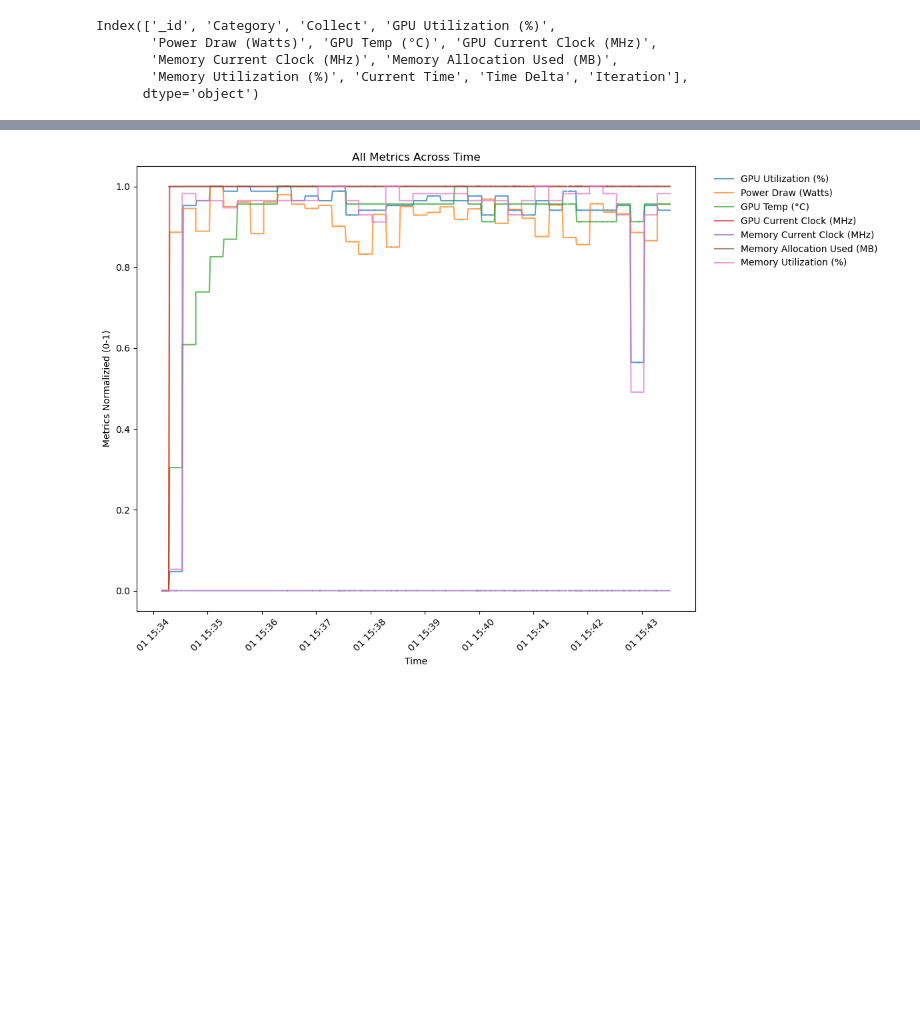
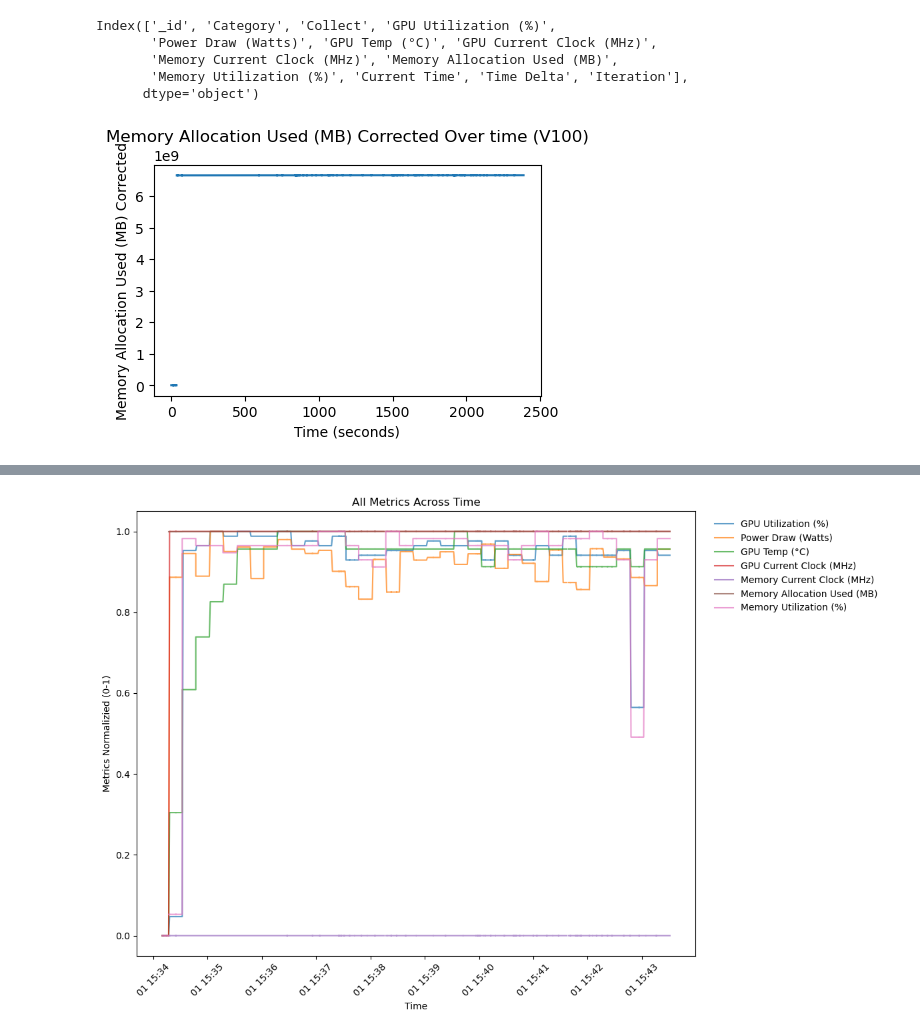
Before and after one commit to alt-rahul/5g-edge-app, a Jupyter notebook: data/processing/metric_eda.ipynb, the cells around one changed output, grey strips where cells are left out. Saved outputs shown, nothing was run; the diff lists cells and outputs as text; code cells hidden in the pictures; blank space fills up the shorter version.

```diff
--- a/data/processing/metric_eda.ipynb
+++ b/data/processing/metric_eda.ipynb
@@ -23,4 +0,0 @@ metrics = metrics.T
-# %%
-intial_statment = metrics[metrics['Category'] == "Initial"]
-verbose_statements = metrics[metrics['model'] == "llama3.1:8b"]
-live_metrics = metrics[metrics["Category"] != 'Initial']
@@ -48,4 +6,22 @@ Index(['_id', 'Category', 'Collect', 'GPU Utilization (%)',
        'Memory Current Clock (MHz)', 'Memory Allocation Used (MB)',
        'Memory Utilization (%)', 'Current Time', 'Time Delta', 'Iteration'],
       dtype='object')
+# %%
+import matplotlib.pyplot as plt
+yticks_range = np.arange(0, 100, 10)
+
+
+def plot_series(metric):
+    plt.figure(figsize=(5,3))
+    plt.plot(live_metrics[metric])
+    plt.ylabel(metric)
+    plt.xlabel("Time (seconds)")
+    # plt.yticks(yticks_range)
+    plt.title(f"{metric} Over time (V100)")
+    plt.show()
+
+
+plot_series("Memory Allocation Used (MB) Corrected")
+# %% [output]
+[figure, added]
 # %%
```
Also changed, not shown: parts of 13 cells of this notebook, 3 other files.
